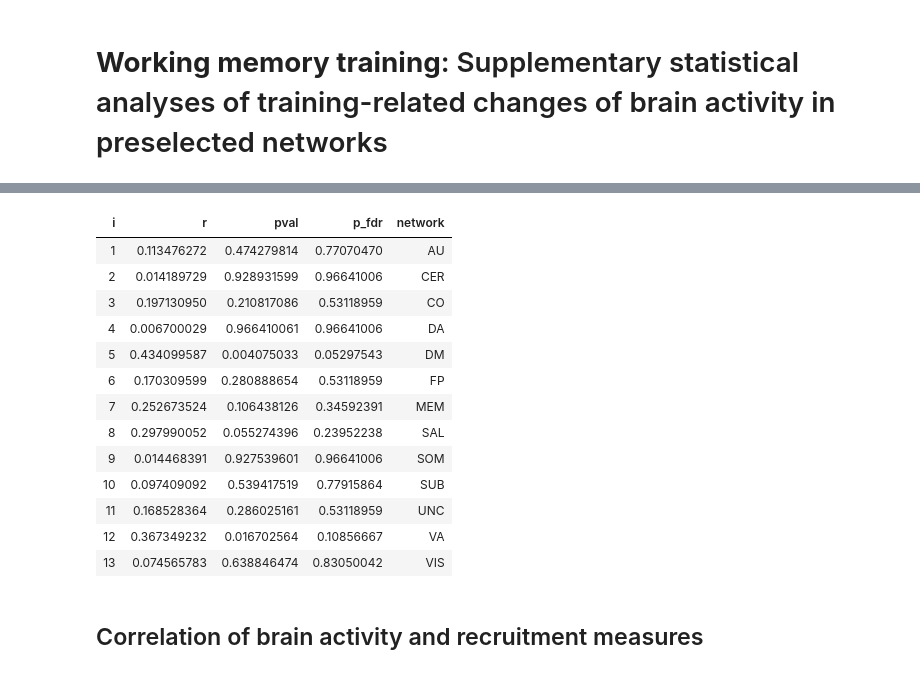
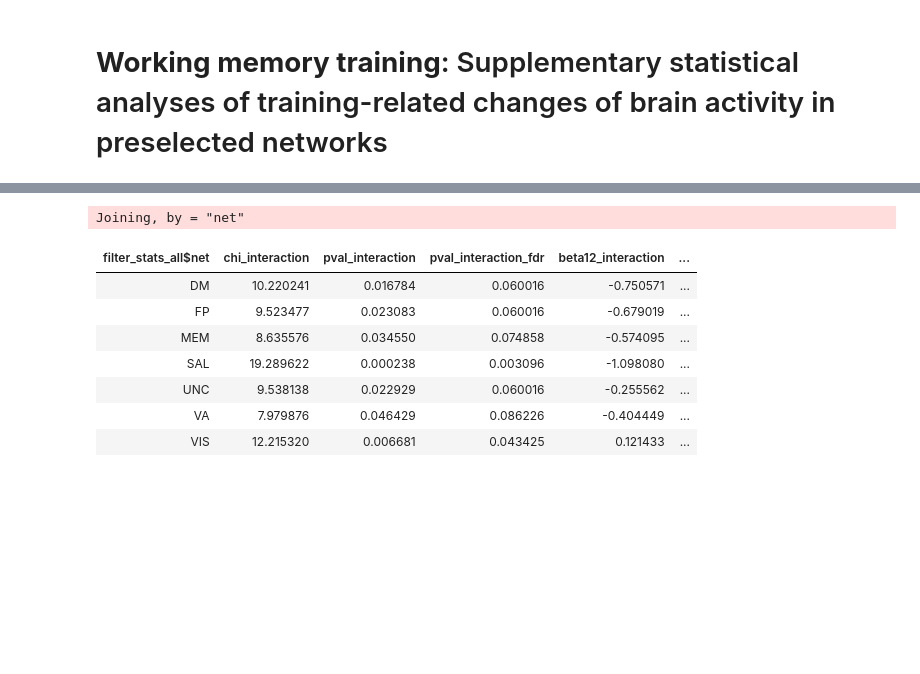
Before and after one commit to kfinc/wm-training-modularity, a Jupyter notebook: 05-glm_analysis/03-changes_in_brain_activity_stats.ipynb, the cells around one changed output, grey strips where cells are left out. Cells and saved outputs as stored; diff of their text form; code cells hidden in the pictures; blank space fills up the shorter version.

```diff
--- a/05-glm_analysis/03-changes_in_brain_activity_stats.ipynb
+++ b/05-glm_analysis/03-changes_in_brain_activity_stats.ipynb
@@ -179,19 +106,0 @@ Warning message in Ops.factor(left, right):
-# %%
-cor_results
-# %% [output]
-| i | r | pval | p_fdr | network |
-| 1 | 0.113476272 | 0.474279814 | 0.77070470 | AU |
-| 2 | 0.014189729 | 0.928931599 | 0.96641006 | CER |
-| 3 | 0.197130950 | 0.210817086 | 0.53118959 | CO |
-| 4 | 0.006700029 | 0.966410061 | 0.96641006 | DA |
-| 5 | 0.434099587 | 0.004075033 | 0.05297543 | DM |
-| 6 | 0.170309599 | 0.280888654 | 0.53118959 | FP |
-| 7 | 0.252673524 | 0.106438126 | 0.34592391 | MEM |
-| 8 | 0.297990052 | 0.055274396 | 0.23952238 | SAL |
-| 9 | 0.014468391 | 0.927539601 | 0.96641006 | SOM |
-| 10 | 0.097409092 | 0.539417519 | 0.77915864 | SUB |
-| 11 | 0.168528364 | 0.286025161 | 0.53118959 | UNC |
-| 12 | 0.367349232 | 0.016702564 | 0.10856667 | VA |
-| 13 | 0.074565783 | 0.638846474 | 0.83050042 | VIS |
-# %% [markdown]
-## Correlation of brain activity and recruitment measures
@@ -205,31 +107,21 @@ networks_allegiance <- networks_allegiance %>%
-# %%
-glm_filtered <- glm #%>% filter(Group=='Experimental')
-
-cor_results <- data.frame()
-
-for (i in 1:length(unique_networks)){
-
-        network <- as.character(unique_networks[i])
-        #network2 <- as.character(unique_networks[j])
-
-        net_naive <- networks_allegiance %>% filter(Network == network) %>% filter(Session=='Naive') #%>% filter(Group=='Experimental')
-        net_late <- networks_allegiance %>% filter(Network == network) %>% filter(Session=='Late')#%>% filter(Group=='Experimental')
-        variable <- net_late[[network]] - net_naive[[network]]
-
-        glm_change <- glm_filtered %>%
-                       filter(Network == network) %>%
-                       filter(Session=='Late') %>%
-                       select(Activation) -
-                       glm_filtered %>%
-                       filter(Network == network) %>%
-                       filter(Session=='Naive') %>%
-                       select(Activation)
-
-         correlation <- cor.test(variable, glm_change[,1])
-         cor <- c(i, correlation$estimate, correlation$p.value)
-         cor_results <- rbind(cor_results, cor)
-         names(cor_results) <- c('i', 'r', 'pval')
-}
-
-cor_results$p_fdr <- p.adjust(cor_results$pval, method='fdr')
-cor_results$network <- unique_networks[cor_results$i]
+# %%
+mlm_stats$pval_interaction_fdr <- p.adjust(mlm_stats$pval_interaction, method='fdr')
+mlm_stats$net <- unique_networks[mlm_stats$i]
+mlm_params$net <- unique_networks[mlm_params$i]
+
+filter_stats <- mlm_stats %>% filter(pval_interaction < 0.05) %>%
+    select(net, chi_interaction, pval_interaction, pval_interaction_fdr)
+
+filter_stats_all <- left_join(filter_stats, mlm_params[,2:11])
+values <- format(round(filter_stats_all[,2:13],6), nsmall = 6)
+cbind(filter_stats_all$net, values)
+# %% [output]
+Joining, by = "net"
+| filter_stats_all$net | chi_interaction | pval_interaction | pval_interaction_fdr | beta12_interaction | ... |
+| DM | 10.220241 | 0.016784 | 0.060016 | -0.750571 | ... |
+| FP | 9.523477 | 0.023083 | 0.060016 | -0.679019 | ... |
+| MEM | 8.635576 | 0.034550 | 0.074858 | -0.574095 | ... |
+| SAL | 19.289622 | 0.000238 | 0.003096 | -1.098080 | ... |
+| UNC | 9.538138 | 0.022929 | 0.060016 | -0.255562 | ... |
+| VA | 7.979876 | 0.046429 | 0.086226 | -0.404449 | ... |
+| VIS | 12.215320 | 0.006681 | 0.043425 | 0.121433 | ... |
```
Also changed, not shown: parts of 6 cells of this notebook.
